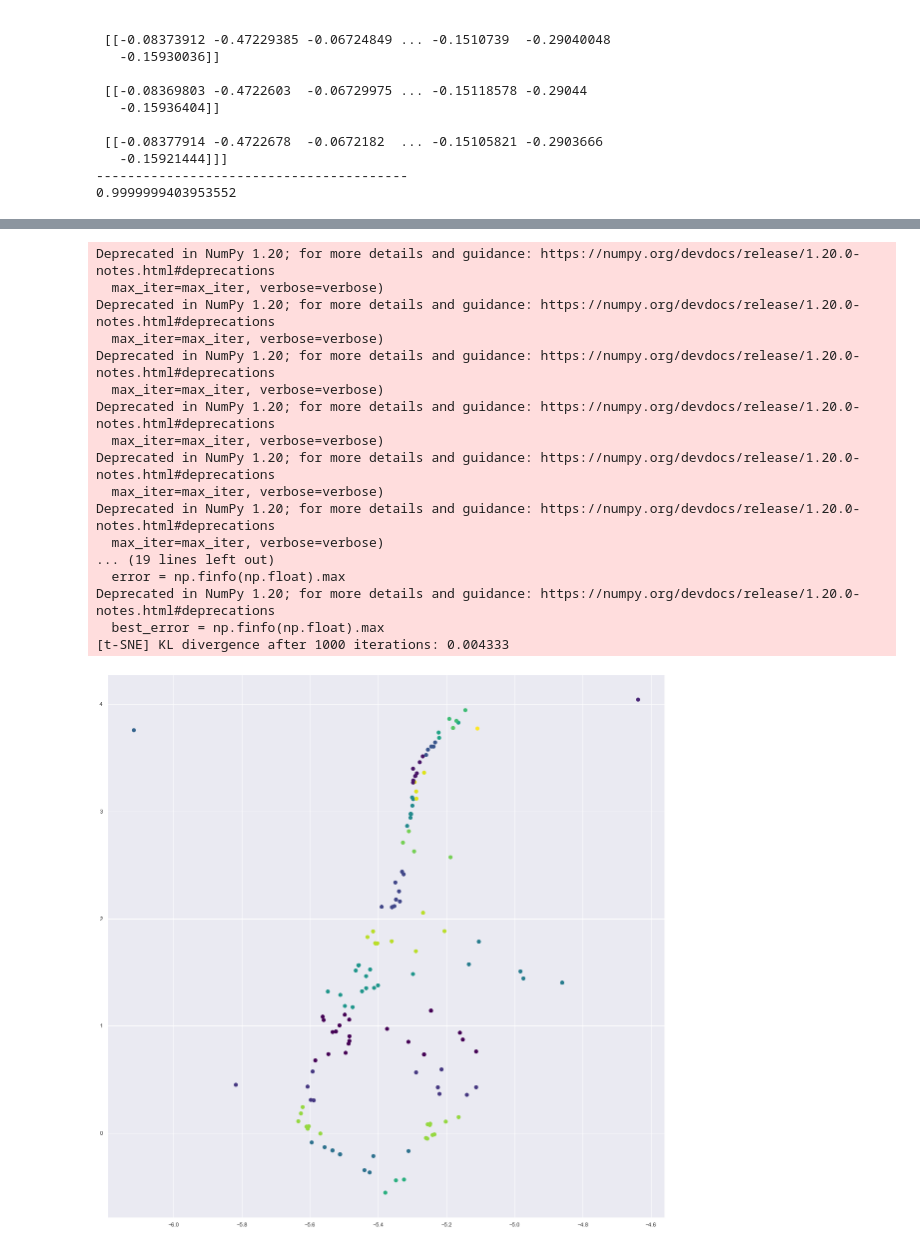
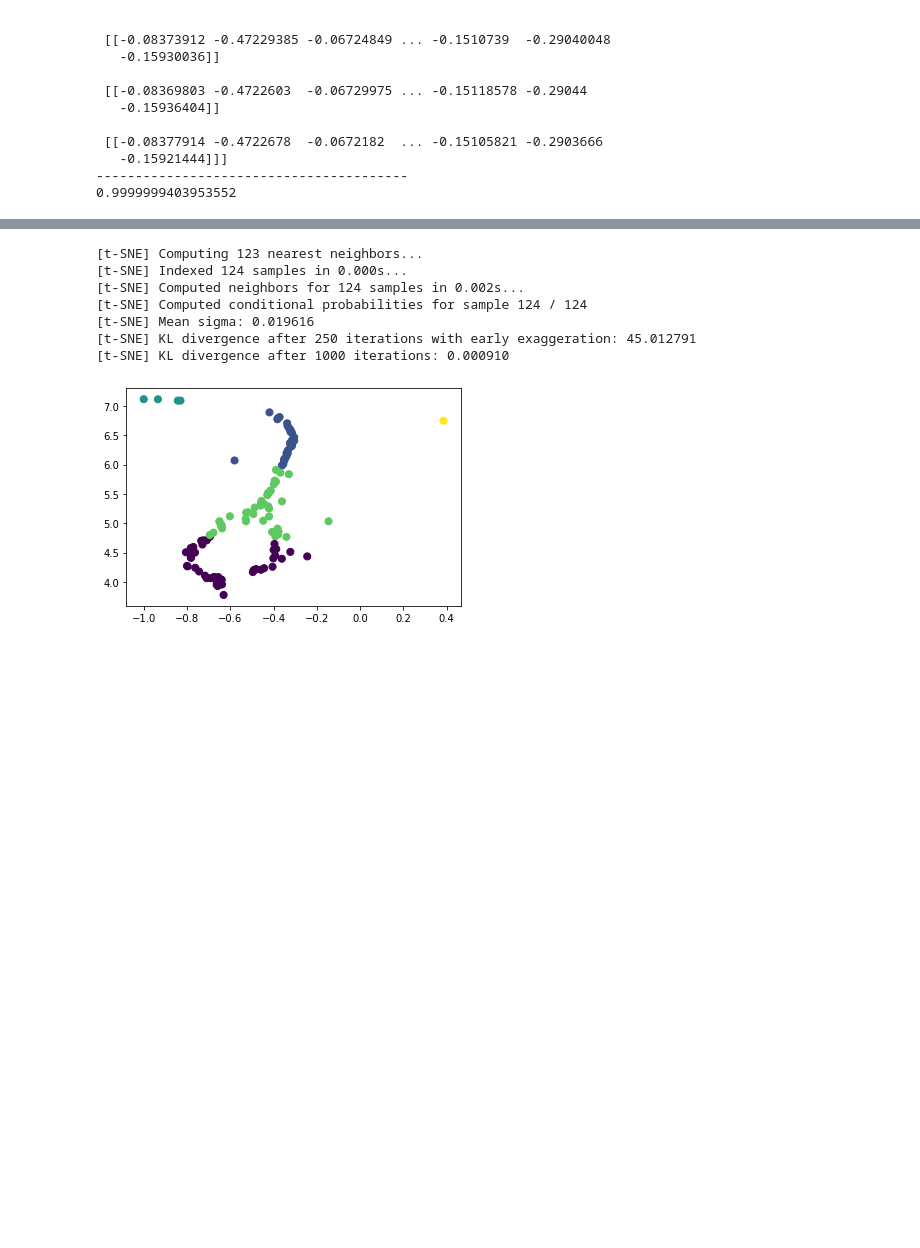
Before and after one commit to FeelOneE/NLP, a Jupyter notebook: review crawing/naver_review.ipynb, the cells around one changed output, grey strips where cells are left out. Cells and saved outputs as stored; diff of their text form; code cells hidden in the pictures; blank space fills up the shorter version.

```diff
--- a/review crawing/naver_review.ipynb
+++ b/review crawing/naver_review.ipynb
@@ -108,8 +90,8 @@ AttributeError: 'JSONDecodeError' object has no attribute 'code'
 ######################## 저장된 크롤링 데이터 불러오기 ###############################
 ####################################################################################
 
-df = pd.DataFrame(result)
-#df = pd.read_csv('review_data.csv')
+#df = pd.DataFrame(result)
+df = pd.read_csv('review_data.csv')
 #df.to_csv('review_data.csv',sep=',', na_rep='NaN')
 df.describe
 # %% [output]
@@ -228,3 +170,17 @@ df2
 9990    잘 받았어요 잘 받았어요  아직 써보진 않았지만 기대됩니다 잘 쓰겠습니다 잘 받았어...
 9994    좋아요 대용량이라서 스킨팩하기에 너무 좋아요 개인차는 잇겟지만 향도 괜찮네요 정말 ...
 Name: clean_content, Length: 4881, dtype: object
+# %%
+#from hanspell import spell_checker
+
+check_result = []
+
+for i in df2:
+    try:
+        check_result.append(spell_checker.check(i).checked)
+    except:
+        print("error occur!")
+        print(i)
+        continue
+
+check_result
@@ -231,3 +211,6 @@ Name: clean_content, Length: 4881, dtype: object
+# %%
+
+df2 = check_result
 # %%
 def komoran_tokenizer(sent):
     try:
@@ -378,7 +406,9 @@ for i in words_list:
     if tokenizer.convert_tokens_to_ids(i)[0] != 0 :
         words_list_not_zero.append(tokenizer.convert_tokens_to_ids(i))
         check_word.append(df_noun.word[index])
-        index = index +1
+    else:
+        print(df_noun.word[index]," is not in vocab")
+    index = index +1
 
 print(check_word)
 print(len(check_word))
@@ -410,48 +440,38 @@ print(sentence_glove)
 # %%
 # sklearn
 from sklearn.cluster import KMeans
 from sklearn.manifold import TSNE
 # 시각화
 import seaborn as sns
 import matplotlib.pyplot as plt
 
 # clustering
-k = 20
+k = 5
 kmeans = KMeans(n_clusters=k, random_state=2021)
 y_pred = kmeans.fit_predict(sentence_glove)
 
 
 # tsne
 tsne = TSNE(verbose=1, perplexity=100, random_state=2021)     # perplexity : 유사정도
 z = tsne.fit_transform(sentence_glove)
 
 df = pd.DataFrame()
 df["y"] = y_pred
 df["comp-1"] = z[:,0]
 df["comp-2"] = z[:,1]
 
 plt.scatter(z[:,0],z[:,1], c=y_pred, s=50, cmap='viridis')
 
 centers = kmeans.cluster_centers_
 # %% [output]
-Deprecated in NumPy 1.20; for more details and guidance: https://numpy.org/devdocs/release/1.20.0-notes.html#deprecations
-  max_iter=max_iter, verbose=verbose)
-Deprecated in NumPy 1.20; for more details and guidance: https://numpy.org/devdocs/release/1.20.0-notes.html#deprecations
-  max_iter=max_iter, verbose=verbose)
-Deprecated in NumPy 1.20; for more details and guidance: https://numpy.org/devdocs/release/1.20.0-notes.html#deprecations
-  max_iter=max_iter, verbose=verbose)
-Deprecated in NumPy 1.20; for more details and guidance: https://numpy.org/devdocs/release/1.20.0-notes.html#deprecations
-  max_iter=max_iter, verbose=verbose)
-Deprecated in NumPy 1.20; for more details and guidance: https://numpy.org/devdocs/release/1.20.0-notes.html#deprecations
-  max_iter=max_iter, verbose=verbose)
-Deprecated in NumPy 1.20; for more details and guidance: https://numpy.org/devdocs/release/1.20.0-notes.html#deprecations
-  max_iter=max_iter, verbose=verbose)
-... (19 lines left out)
-  error = np.finfo(np.float).max
-Deprecated in NumPy 1.20; for more details and guidance: https://numpy.org/devdocs/release/1.20.0-notes.html#deprecations
-  best_error = np.finfo(np.float).max
-[t-SNE] KL divergence after 1000 iterations: 0.004333
+[t-SNE] Computing 123 nearest neighbors...
+[t-SNE] Indexed 124 samples in 0.000s...
+[t-SNE] Computed neighbors for 124 samples in 0.002s...
+[t-SNE] Computed conditional probabilities for sample 124 / 124
+[t-SNE] Mean sigma: 0.019616
+[t-SNE] KL divergence after 250 iterations with early exaggeration: 45.012791
+[t-SNE] KL divergence after 1000 iterations: 0.000910
-[figure, old version]
+[figure, new version]
 # %%
 index = 0
 result = dict()
```
Also changed, not shown: parts of 20 cells of this notebook, 14 other files.
